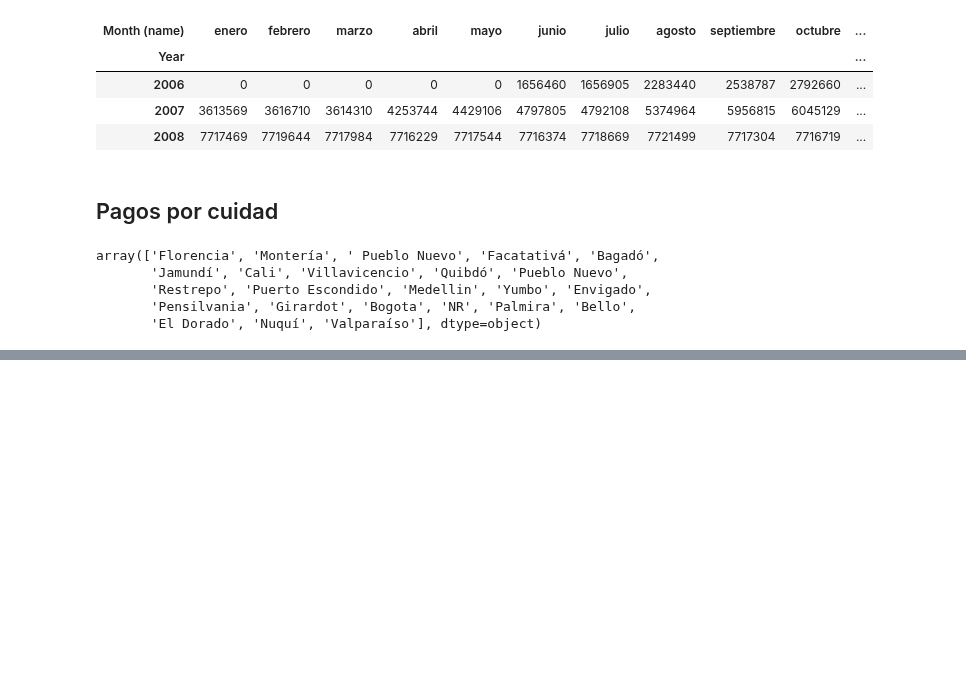
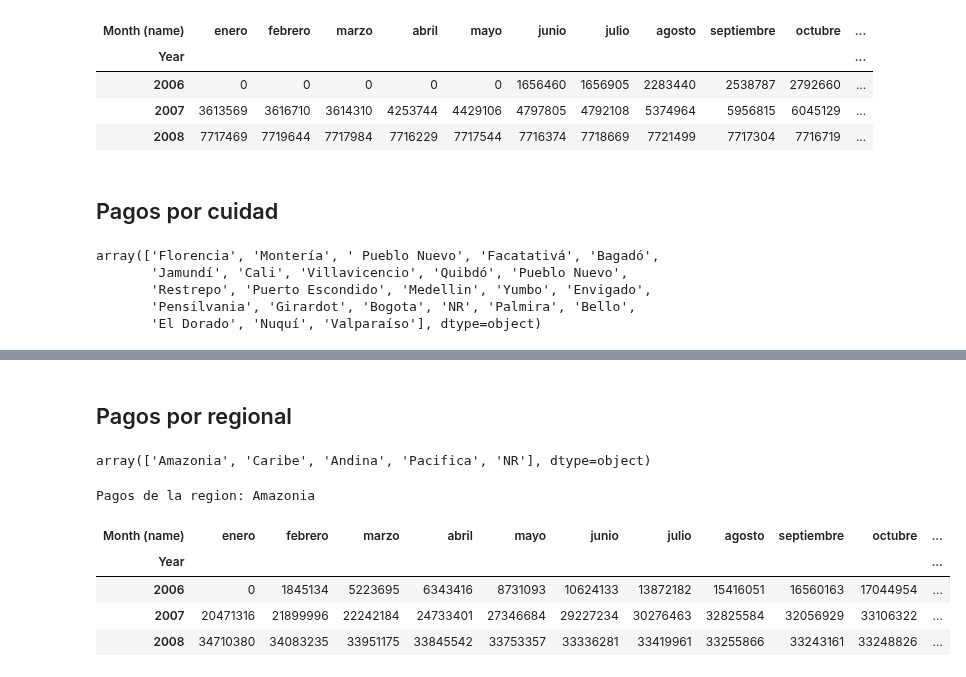
Before and after one commit to Jujo2040751/Proyecto-DataScience, a Jupyter notebook: proy.ipynb, the cells around one changed output, grey strips where cells are left out. Drawn from its saved outputs; the diff is of its cells as text; code cells hidden in the pictures; blank space fills up the shorter version.

Commit message:
Pagos

```diff
--- a/proy.ipynb
+++ b/proy.ipynb
@@ -531,3 +531,28 @@ Pagos de la cuidad: Cali
 | 2006 | 0 | 1923297 | 4264237 | 6630274 | 7542748 | 11420928 | 12198876 | 14028438 | 14764962 | 16610974 | ... |
 | 2007 | 21362617 | 22468533 | 27568883 | 30308546 | 32315770 | 33145929 | 36315299 | 38310932 | 40377550 | 41699769 | ... |
 | 2008 | 50453555 | 50582915 | 50131637 | 49856174 | 49693259 | 49827529 | 49702064 | 49741109 | 49695444 | 49697899 | ... |
+# %% [markdown]
+<h2>Pagos por regional
+# %%
+dF_dim_demografia["Region"].unique()
+# %% [output]
+array(['Amazonia', 'Caribe', 'Andina', 'Pacifica', 'NR'], dtype=object)
+# %%
+#ingresar la cuidad a consultar
+region="Amazonia"
+region_pagos = df_pago_usuario.merge(dF_dim_demografia, on="key_demografia",  how='inner').groupby(["Region"]).get_group(region).merge(pds.read_sql("SELECT * FROM \"dim_fecha\" ", dbConnection)[["key_fecha",  "Date", "Year", "Month (name)"]], on="key_fecha",  how='inner')
+region_pagos["Month (name)"] = pds.Categorical(region_pagos["Month (name)"], categories=months, ordered=True)
+region_pagos.sort_values(by=["Year","Month (name)"], inplace=True)
+print(f"Pagos de la region: {region}")
+pivot_table= pds.pivot_table(region_pagos, values='valor_pagado',
+                                index='Year',
+                                columns='Month (name)',
+                                aggfunc=np.sum, fill_value=0)
+pivot_table
+# %% [output]
+Pagos de la region: Amazonia
+| Month (name) | enero | febrero | marzo | abril | mayo | junio | julio | agosto | septiembre | octubre | ... |
+| Year |  |  |  |  |  |  |  |  |  |  | ... |
+| 2006 | 0 | 1845134 | 5223695 | 6343416 | 8731093 | 10624133 | 13872182 | 15416051 | 16560163 | 17044954 | ... |
+| 2007 | 20471316 | 21899996 | 22242184 | 24733401 | 27346684 | 29227234 | 30276463 | 32825584 | 32056929 | 33106322 | ... |
+| 2008 | 34710380 | 34083235 | 33951175 | 33845542 | 33753357 | 33336281 | 33419961 | 33255866 | 33243161 | 33248826 | ... |
```
Also changed, not shown: parts of 5 cells of this notebook.
